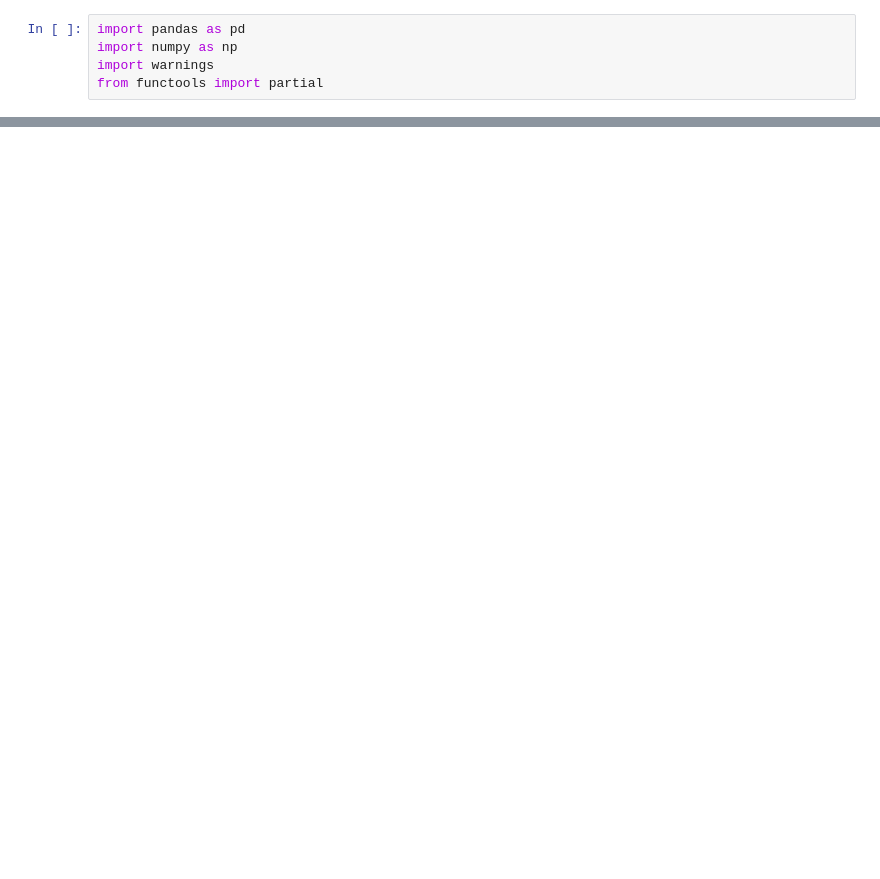
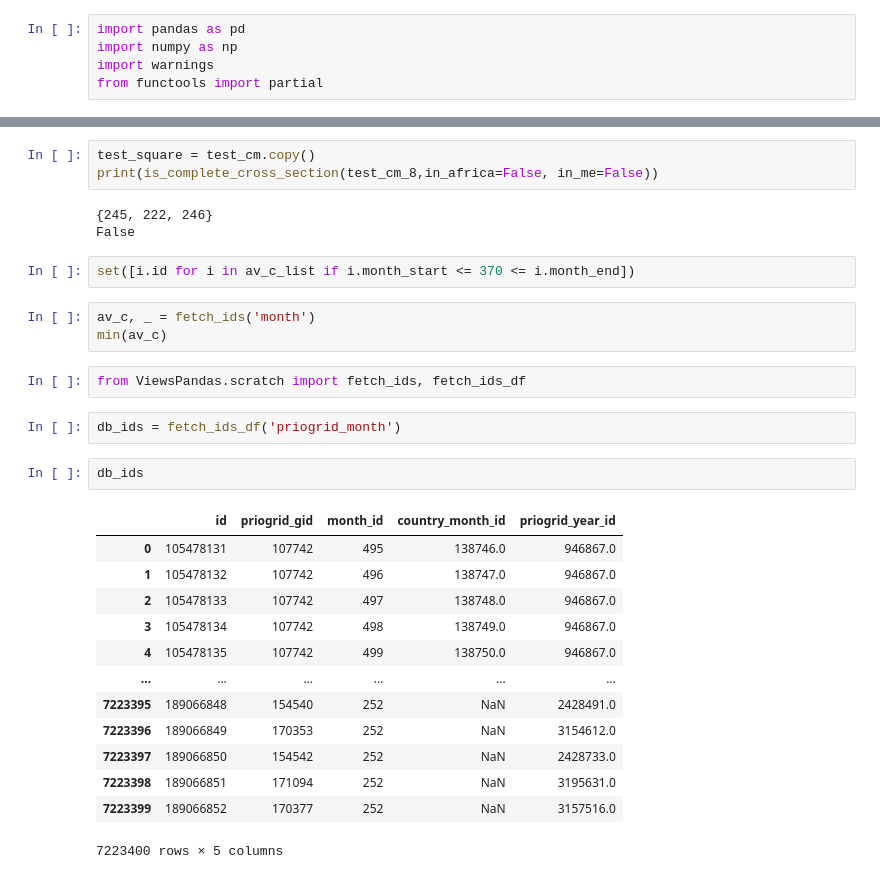
Before and after one commit to UppsalaConflictDataProgram/ingester3, a Jupyter notebook: scratch1.ipynb, the cells around one changed output, grey strips where cells are left out. Cells and saved outputs as stored; diff of their text form; blank space fills up the shorter version.

```diff
--- a/scratch1.ipynb
+++ b/scratch1.ipynb
@@ -524,0 +643,31 @@ assert pd.DataFrame.pg.from_latlon(k).pg.lat[1] == 32.25 #This should be the cen
+# %%
+test_square = test_cm.copy()
+print(is_complete_cross_section(test_cm_8,in_africa=False, in_me=False))
+# %% [output]
+{245, 222, 246}
+False
+# %%
+set([i.id for i in av_c_list if i.month_start <= 370 <= i.month_end])
+# %%
+av_c, _ = fetch_ids('month')
+min(av_c)
+# %%
+from ViewsPandas.scratch import fetch_ids, fetch_ids_df
+# %%
+db_ids = fetch_ids_df('priogrid_month')
+# %%
+db_ids
+# %% [output]
+|  | id | priogrid_gid | month_id | country_month_id | priogrid_year_id |
+| 0 | 105478131 | 107742 | 495 | 138746.0 | 946867.0 |
+| 1 | 105478132 | 107742 | 496 | 138747.0 | 946867.0 |
+| 2 | 105478133 | 107742 | 497 | 138748.0 | 946867.0 |
+| 3 | 105478134 | 107742 | 498 | 138749.0 | 946867.0 |
+| 4 | 105478135 | 107742 | 499 | 138750.0 | 946867.0 |
+| ... | ... | ... | ... | ... | ... |
+| 7223395 | 189066848 | 154540 | 252 | NaN | 2428491.0 |
+| 7223396 | 189066849 | 170353 | 252 | NaN | 3154612.0 |
+| 7223397 | 189066850 | 154542 | 252 | NaN | 2428733.0 |
+| 7223398 | 189066851 | 171094 | 252 | NaN | 3195631.0 |
+| 7223399 | 189066852 | 170377 | 252 | NaN | 3157516.0 |
+7223400 rows × 5 columns
```
Also changed, not shown: parts of 142 cells of this notebook, 8 other files.
